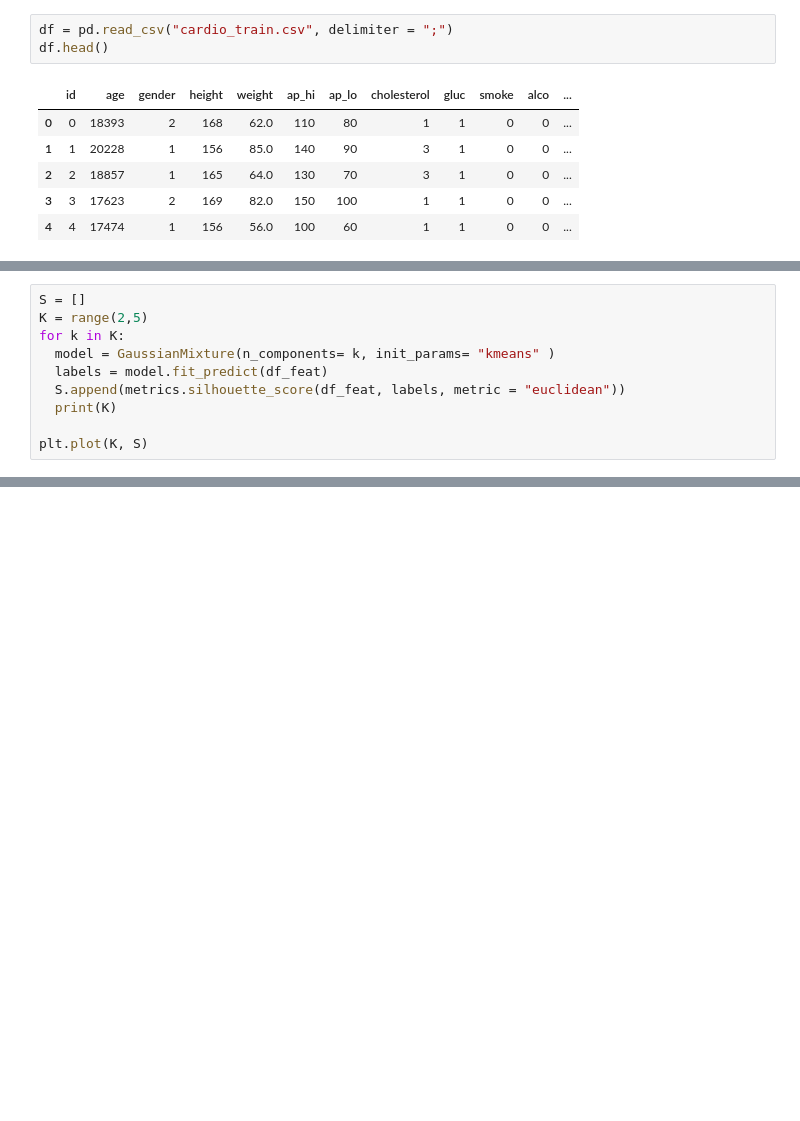
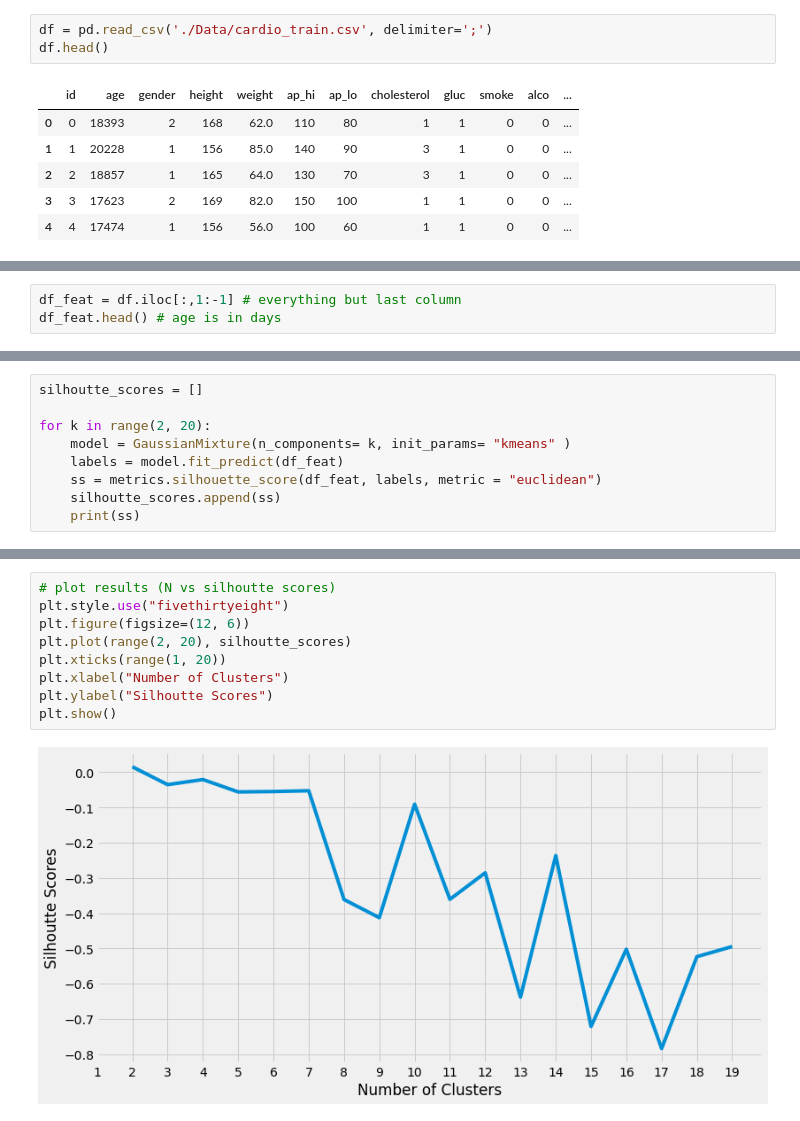
Before and after one commit to bhavrish/CVD-Classifer, a Jupyter notebook: GMM.ipynb, the cells around one changed output, grey strips where cells are left out. Cells and saved outputs as stored; diff of their text form; blank space fills up the shorter version.

```diff
--- a/GMM.ipynb
+++ b/GMM.ipynb
@@ -8,7 +8,7 @@ import numpy as np
 from sklearn.mixture import GaussianMixture
 from sklearn import metrics
 # %%
-df = pd.read_csv("cardio_train.csv", delimiter = ";")
+df = pd.read_csv('./Data/cardio_train.csv', delimiter=';')
 df.head()
 # %% [output]
 |  | id | age | gender | height | weight | ap_hi | ap_lo | cholesterol | gluc | smoke | alco | ... |
@@ -32,0 +20,3 @@ array([[5.00075155e+04, 1.95033501e+04, 1.29320194e+00, 1.63879861e+02,
+# %%
+df_feat = df.iloc[:,1:-1] # everything but last column
+df_feat.head() # age is in days
@@ -33,11 +30,10 @@ array([[5.00075155e+04, 1.95033501e+04, 1.29320194e+00, 1.63879861e+02,
 # %%
-S = []
-K = range(2,5)
-for k in K:
-  model = GaussianMixture(n_components= k, init_params= "kmeans" )
-  labels = model.fit_predict(df_feat)
-  S.append(metrics.silhouette_score(df_feat, labels, metric = "euclidean"))
-  print(K)
+silhoutte_scores = []
 
-plt.plot(K, S)
+for k in range(2, 20):
+    model = GaussianMixture(n_components= k, init_params= "kmeans" )
+    labels = model.fit_predict(df_feat)
+    ss = metrics.silhouette_score(df_feat, labels, metric = "euclidean")
+    silhoutte_scores.append(ss)
+    print(ss)
 # %% [output]
@@ -45,0 +58,11 @@ KeyboardInterrupt: ignored
+# %%
+# plot results (N vs silhoutte scores)
+plt.style.use("fivethirtyeight")
+plt.figure(figsize=(12, 6))
+plt.plot(range(2, 20), silhoutte_scores)
+plt.xticks(range(1, 20))
+plt.xlabel("Number of Clusters")
+plt.ylabel("Silhoutte Scores")
+plt.show()
+# %% [output]
+[figure, added]
```
Also changed, not shown: parts of 4 cells of this notebook.
